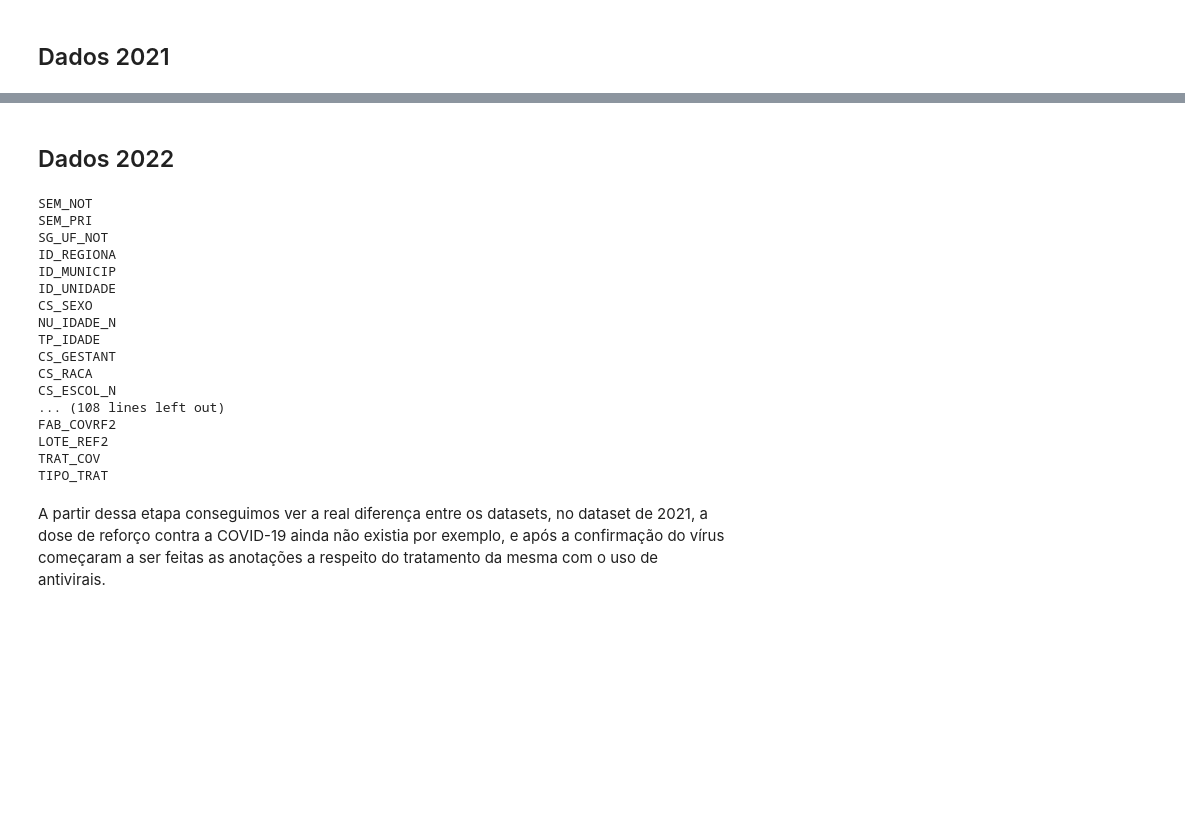
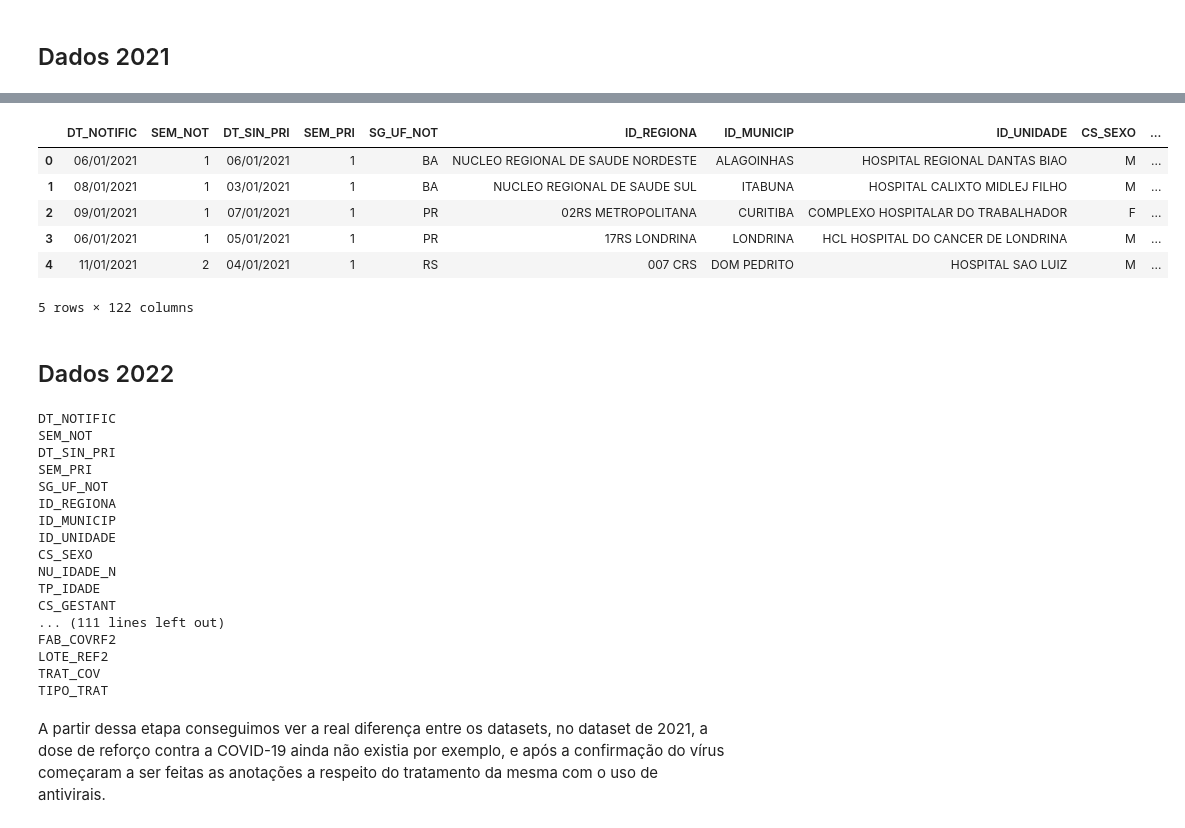
Before and after one commit to Lpins01/Projeto-Analise-de-Dados-SRAG-2021---2024-, a Jupyter notebook: notebook.ipynb, the cells around one changed output, grey strips where cells are left out. Cells and saved outputs as stored; diff of their text form; code cells hidden in the pictures; blank space fills up the shorter version.

```diff
--- a/notebook.ipynb
+++ b/notebook.ipynb
@@ -31,12 +39,12 @@ Shape dataset 2024: (161525, 191)
 # %%
 def drop_cols(dataframe):
     colunas_df = dataframe.columns
-    colunas_drop = ["DT_NOTIFIC", "DT_SIN_PRI", "TEM_CPF", "NU_CPF", "ESTRANG", "NU_CNS", "NM_PACIENT", "DT_NASC", "CS_ETINIA", "TP_POV_CT", "PAC_COCBO", "PAC_DSCBO",
-                    "NM_MAE_PAC", "NU_CEP", "NM_BAIRRO", "NM_LOGRADO", "NU_NUMERO", "NM_COMPLEM", "NU_DDD_TEL", "NU_TELEFON", "OBES_IMC", "FNT_IN_COV", "DT_UT_DOSE",
-                    "DT_VAC_MAE", "OUT_ANTIV", "DT_ANTIVIR", "OUT_TRAT", "DT_TRT_COV", "DT_INTERNA", "RAIOX_OUT", "DT_RAIOX", "TOMO_OUT", "DT_TOMO", "DT_COLETA", "OUT_AMOST",
-                    "REQUI_GAL", "DT_RES_AN", "CO_LAB_AN", "DT_PCR", "FLUASU_OUT", "FLUBLI_OUT", "DS_PCR_OUT", "DT_CO_SOR", "OUT_SOR", "SOR_OUT", "DT_RES", "CLASSI_OUT",
-                    "DT_EVOLUCA", "DT_ENCERRA", "NU_DO", "OBSERVA", "NOME_PROF", "REG_PROF", "DT_DIGITA", "COD_IDADE", "CO_REGIONA", "CO_MUN_NOT", "CO_UNI_NOT", "CO_PAIS",
-                    "CO_RG_RESI", "CO_MUN_RES", "CO_RG_INTE", "CO_MU_INTE", "LAB_PR_COV", "DT_RT_VGM", "DT_VGM", "CO_PS_VGM", "LO_PS_VGM", "SURTO_SG"]
+    colunas_drop = ["TEM_CPF", "NU_CPF", "ESTRANG", "NU_CNS", "NM_PACIENT", "DT_NASC", "CS_ETINIA", "TP_POV_CT", "PAC_COCBO", "PAC_DSCBO", "NM_MAE_PAC", "NU_CEP", "NM_BAIRRO",
+                    "NM_LOGRADO", "NU_NUMERO", "NM_COMPLEM", "NU_DDD_TEL", "NU_TELEFON", "OBES_IMC", "FNT_IN_COV", "DT_UT_DOSE", "DT_VAC_MAE", "OUT_ANTIV", "DT_ANTIVIR",
+                    "OUT_TRAT", "DT_TRT_COV", "DT_INTERNA", "RAIOX_OUT", "DT_RAIOX", "TOMO_OUT", "DT_TOMO", "DT_COLETA", "OUT_AMOST", "REQUI_GAL", "DT_RES_AN", "CO_LAB_AN",
+                    "DT_PCR", "FLUASU_OUT", "FLUBLI_OUT", "DS_PCR_OUT", "DT_CO_SOR", "OUT_SOR", "SOR_OUT", "DT_RES", "CLASSI_OUT", "DT_ENCERRA", "NU_DO", "OBSERVA", "NOME_PROF",
+                    "REG_PROF", "DT_DIGITA", "COD_IDADE", "CO_REGIONA", "CO_MUN_NOT", "CO_UNI_NOT", "CO_PAIS", "CO_RG_RESI", "CO_MUN_RES", "CO_RG_INTE", "CO_MU_INTE", "LAB_PR_COV",
+                    "DT_RT_VGM", "DT_VGM", "CO_PS_VGM", "LO_PS_VGM", "SURTO_SG", "DT_NOTIFIC", "DT_SIN_PRI", "DT_EVOLUCA"]
 
     drops = []
     # Algumas das colunas que queremos remover podem não estar no dataframe, então criamos um outro array para armazer as que estão em ambas as listas (colunas_df e colunas_drop)
@@ -62,3 +80,8 @@ del df_2024
+# %%
+df_2021_t = df_2021_t.drop_duplicates()
+df_2022_t = df_2022_t.drop_duplicates()
+df_2023_t = df_2023_t.drop_duplicates()
+df_2024_t = df_2024_t.drop_duplicates()
 # %%
 print(f"Shape dataset 2021 tratado: {df_2021_t.shape}")
 print(f"Shape dataset 2022 tratado: {df_2022_t.shape}")
@@ -105,4 +128,4 @@ LOTE_REF
 LOTE_1_COV
 LOTE_2_COV
 # %%
-df_2021_t.fillna("Não preenchido")
+df_2021_t.fillna("Não preenchido", inplace=True)
@@ -123,10 +132,22 @@ df_2021_t.fillna("Não preenchido")
+# %%
+df_2021_t.head()
+# %% [output]
+|  | DT_NOTIFIC | SEM_NOT | DT_SIN_PRI | SEM_PRI | SG_UF_NOT | ID_REGIONA | ID_MUNICIP | ID_UNIDADE | CS_SEXO | ... |
+| 0 | 06/01/2021 | 1 | 06/01/2021 | 1 | BA | NUCLEO REGIONAL DE SAUDE NORDESTE | ALAGOINHAS | HOSPITAL REGIONAL DANTAS BIAO | M | ... |
+| 1 | 08/01/2021 | 1 | 03/01/2021 | 1 | BA | NUCLEO REGIONAL DE SAUDE SUL | ITABUNA | HOSPITAL CALIXTO MIDLEJ FILHO | M | ... |
+| 2 | 09/01/2021 | 1 | 07/01/2021 | 1 | PR | 02RS METROPOLITANA | CURITIBA | COMPLEXO HOSPITALAR DO TRABALHADOR | F | ... |
+| 3 | 06/01/2021 | 1 | 05/01/2021 | 1 | PR | 17RS LONDRINA | LONDRINA | HCL HOSPITAL DO CANCER DE LONDRINA | M | ... |
+| 4 | 11/01/2021 | 2 | 04/01/2021 | 1 | RS | 007 CRS | DOM PEDRITO | HOSPITAL SAO LUIZ | M | ... |
+5 rows × 122 columns
 # %% [markdown]
 ## Dados 2022
 # %%
 for coluna in df_2022_t.columns:
     print(coluna)
 # %% [output]
+DT_NOTIFIC
 SEM_NOT
+DT_SIN_PRI
 SEM_PRI
 SG_UF_NOT
 ID_REGIONA
@@ -136,9 +157,7 @@ CS_SEXO
 NU_IDADE_N
 TP_IDADE
 CS_GESTANT
-CS_RACA
-CS_ESCOL_N
-... (108 lines left out)
+... (111 lines left out)
 FAB_COVRF2
 LOTE_REF2
 TRAT_COV
```
Also changed, not shown: parts of 44 cells of this notebook, 2 other files.
